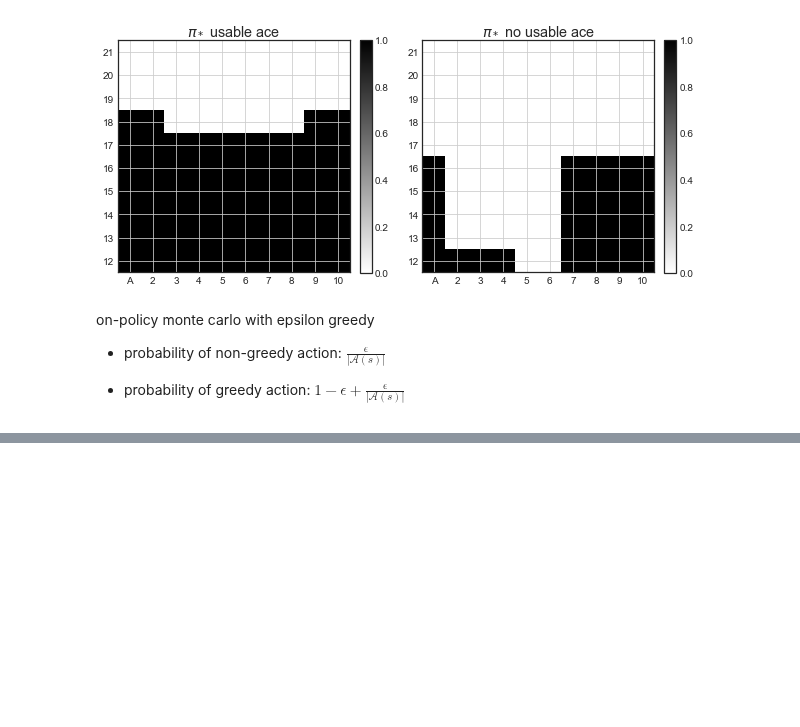
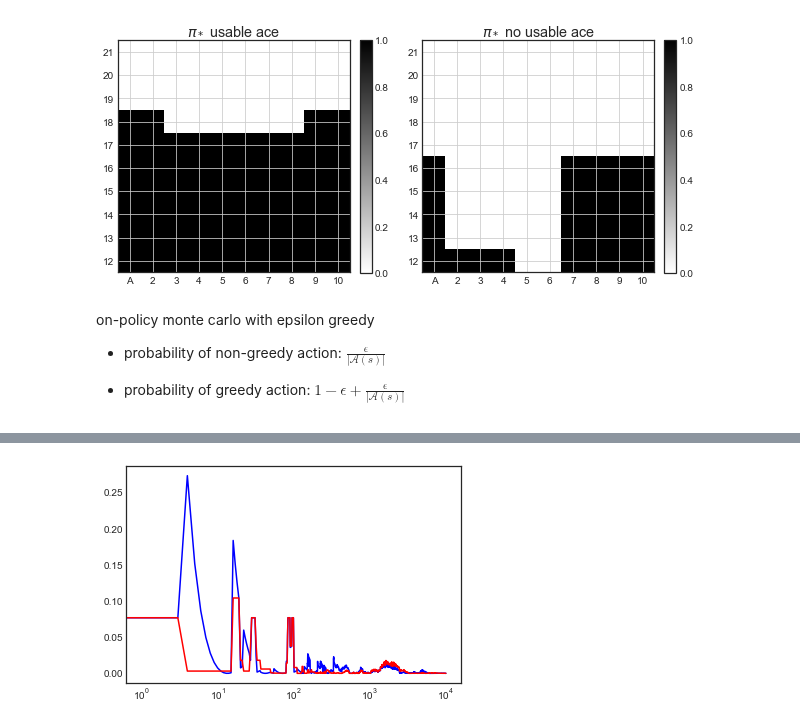
Before and after one commit to ha5ha6/judy_blog, a Jupyter notebook: _notebooks/basicRL.ipynb, the cells around one changed output, grey strips where cells are left out. Saved outputs shown, nothing was run; the diff lists cells and outputs as text; code cells hidden in the pictures; blank space fills up the shorter version.

```diff
--- a/_notebooks/basicRL.ipynb
+++ b/_notebooks/basicRL.ipynb
@@ -496,0 +1117,22 @@ p
+# %%
+true_v=-0.27726
+n_eps=10000
+n_run=1
+mse_ord=np.zeros(n_eps)
+mse_wei=np.zeros(n_eps)
+
+for i in range(n_run):
+
+    ordinary,weighted=monteCarloOffPolicy(n_eps)
+    mse_ord+=np.power(ordinary-true_v,2)
+    mse_wei+=np.power(weighted-true_v,2)
+
+mse_ord/=n_run
+mse_wei/=n_run
+
+
+plt.plot(mse_ord,label='Ordinary Importance Sampling',color='b')
+plt.plot(mse_wei,label='Weighted Importance Sampling',color='r')
+plt.xscale('log')
+# %% [output]
+[figure, added]
```
Also changed, not shown: parts of 12 cells of this notebook, 4 other files.
